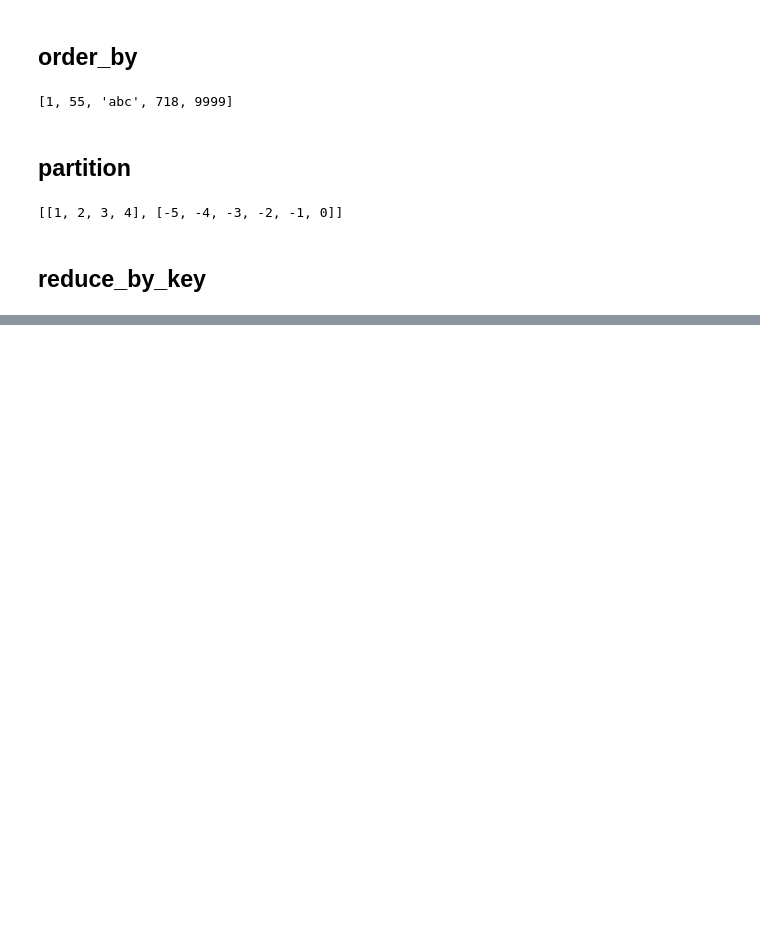
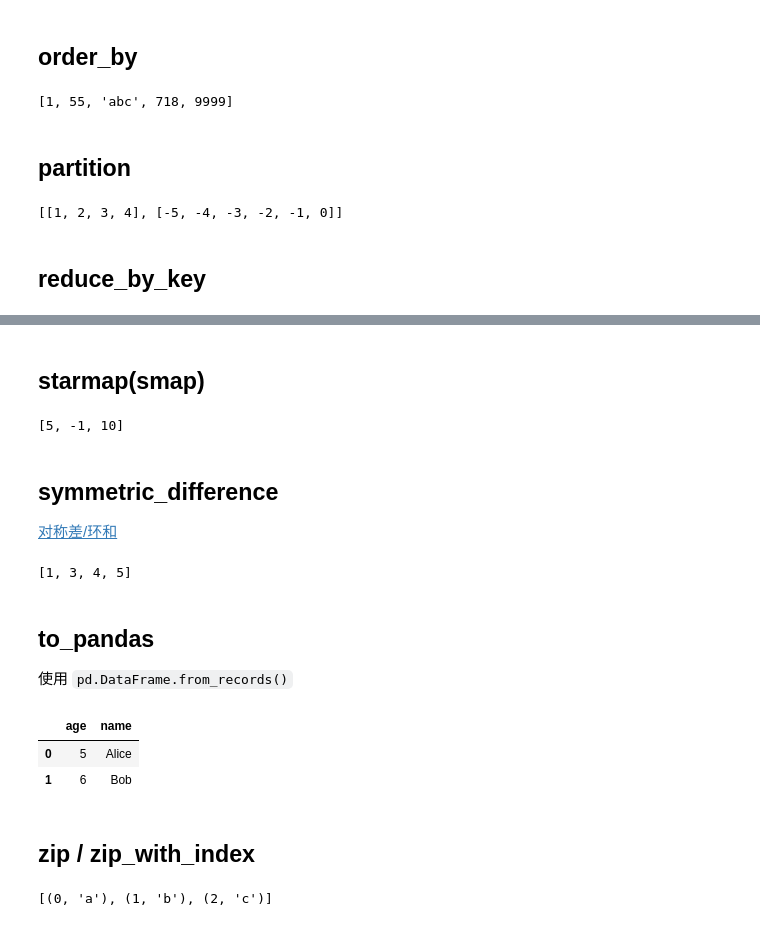
Before and after one commit to Smily1984/python_tricks, a Jupyter notebook: python_FP/py_functional_demo.ipynb, the cells around one changed output, grey strips where cells are left out. Cells and saved outputs as stored; diff of their text form; code cells hidden in the pictures; blank space fills up the shorter version.

```diff
--- a/python_FP/py_functional_demo.ipynb
+++ b/python_FP/py_functional_demo.ipynb
@@ -340,0 +397,29 @@ seq([('a', 1), ('b', 2), ('b', 3), ('b', 4), ('c', 3), ('c', 0)]).reduce_by_key(
+# %% [markdown]
+## starmap(smap)
+# %%
+seq([(2, 3), (-2, 1), (0, 10)]).smap(X+X)
+# %% [output]
+[5, -1, 10]
+# %% [markdown]
+## symmetric_difference
+[对称差/环和](https://zh.wikipedia.org/wiki/%E5%AF%B9%E7%A7%B0%E5%B7%AE)
+# %%
+seq([1, 2, 3, 3]).symmetric_difference([2, 4, 5])
+# %% [output]
+[1, 3, 4, 5]
+# %% [markdown]
+## to_pandas
+
+使用 `pd.DataFrame.from_records()`
+# %%
+seq.jsonl('./res/json_lines.json').to_pandas()
+# %% [output]
+|  | age | name |
+| 0 | 5 | Alice |
+| 1 | 6 | Bob |
+# %% [markdown]
+## zip / zip_with_index
+# %%
+seq.range(3).zip('abc').list()
+# %% [output]
+[(0, 'a'), (1, 'b'), (2, 'c')]
```
Also changed, not shown: parts of 39 cells of this notebook, 1 other file.
